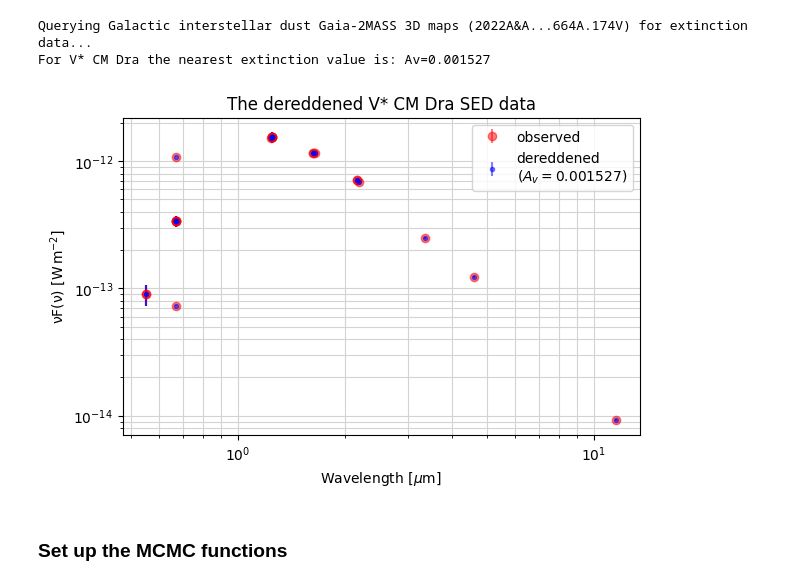
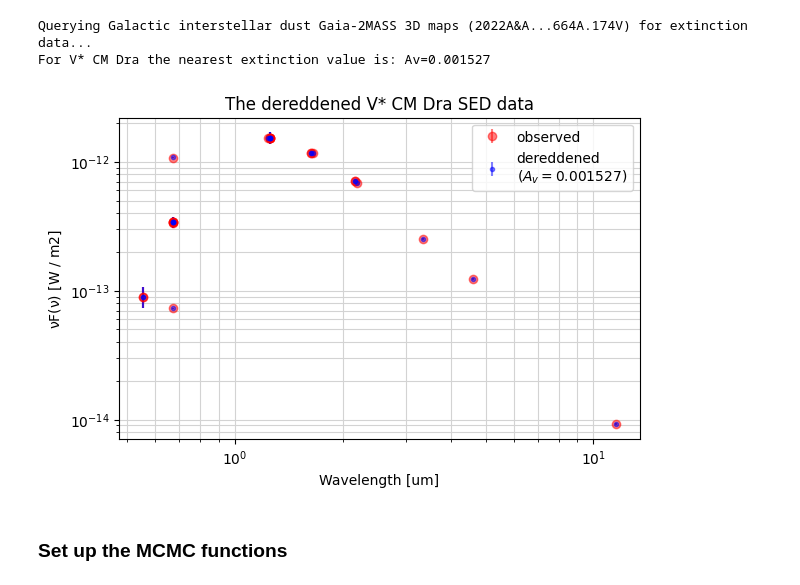
Before and after one commit to SteveOv/modebs, a Jupyter notebook: fitting-a-sed.ipynb, the cells around one changed output. Cells and saved outputs as stored; diff of their text form; code cells hidden in the pictures.

Commit message:
more refactoring, especially keeping processed SED data within the sed table

```diff
--- a/fitting-a-sed.ipynb
+++ b/fitting-a-sed.ipynb
@@ -58,6 +57,7 @@ plt.close(fig)
 
 # The G23 (Gordon et al., 2023) Milky Way R(V) filter gives us the broadest coverage
 ext_model = G23(Rv=3.1)
+ext_wl_range = np.reciprocal(ext_model.x_range) * u.um # x_range has implicit units of 1/micron
 # %% [output]
 [figure]
 # %% [markdown]
@@ -176,2 +146,24 @@ sed_eflux = sed_eflux[ext_mask & ~out_mask]
+# %%
+# Set flux uncertainties to 10% where none given
+mask_no_err = (sed["sed_eflux"].value == 0) | np.isnan(sed["sed_eflux"])
+sed["sed_eflux"][mask_no_err] = sed["sed_flux"][mask_no_err] / 10
+
+# Get the data into SI units
+sed["sed_flux"] = sed["sed_flux"].to(u.W / u.m**2 / u.Hz)
+sed["sed_eflux"] = sed["sed_eflux"].to(u.W / u.m**2 / u.Hz)
+sed["sed_freq"] = sed["sed_freq"].to(u.Hz)
+
+# Add wavelength, and vF(v) columns which we'll need for plots
+sed["sed_wl"] = np.divide(c * u.m / u.s, sed["sed_freq"]).to(u.um)
+sed["sed_vfv"] = sed["sed_flux"] * sed["sed_freq"] * u.Hz   # Need explicit units to cancel the Hz
+sed["sed_evfv"] = sed["sed_eflux"] * sed["sed_freq"] * u.Hz
+# %%
+# Filter SED to those covered by our models and also remove any outliers
+model_mask = (sed["sed_wl"] >= min(ext_wl_range)) & (sed["sed_wl"] <= max(ext_wl_range)) \
+            & (sed["sed_wl"] >= min(ne_wl_range)) & (sed["sed_wl"] <= max(ne_wl_range))
+out_mask = sed["sed_filter"] == "HIP:hp"    # These tend to give outliers at ~0.402 um
+if "CW Eri" in target:
+    out_mask |= sed["sed_filter"] == "Cousins:I"
+sed = sed[model_mask & ~out_mask]
 # %%
 fig, ax = plt.subplots(1, 1, figsize=(6, 4), constrained_layout=True)
@@ -257,27 +250,29 @@ For V* CM Dra the nearest extinction value is: Av=0.001527
 # %%
 # extinguish calcs extinction as a factor, so dividing by it will de-redden
 if Ebv: # Prefer the Ebv from Bayestar
-    sed_der_flux = sed_flux / ext_model.extinguish(sed_lambda * u.um, Ebv=Ebv)
+    sed["sed_der_flux"] = sed["sed_flux"] / ext_model.extinguish(sed["sed_wl"].to(u.um), Ebv=Ebv)
     der_lab = f"dereddened\n(E(B-V)={Ebv:.6f})"
 elif Av:
-    sed_der_flux = sed_flux / ext_model.extinguish(sed_lambda * u.um, Av=Av)
+    sed["sed_der_flux"] = sed["sed_flux"] / ext_model.extinguish(sed["sed_wl"].to(u.um), Av=Av)
     der_lab = f"dereddened\n($A_v={Av:.6f}$)"
 else:
     print(f"!!!No de-reddening found!!!")
-    sed_der_flux = sed_flux
+    sed["sed_der_flux"] = sed["sed_flux"]
     der_lab = "not dereddened"
+sed["sed_der_vfv"] = sed["sed_der_flux"] * sed["sed_freq"] * u.Hz
 
 fig, ax = plt.subplots(1, 1, figsize=(6, 4), constrained_layout=True)
-ax.errorbar(sed_lambda, sed_flux*sed_freq, sed_eflux*sed_freq, fmt="or", alpha=0.5, label="observed")
-ax.errorbar(sed_lambda, sed_der_flux*sed_freq, sed_eflux*sed_freq, fmt=".b", alpha=0.5, label=der_lab)
-ax.set(title=f"The dereddened {target} SED data", xlabel=r"Wavelength [$\mu$m]",
-       ylabel=r"${\rm \nu F(\nu)}$ [${\rm W\,m^{-2}}$]", xscale="log", yscale="log")
+ax.errorbar(sed["sed_wl"], sed["sed_vfv"], sed["sed_evfv"], fmt="or", alpha=0.5, label="observed")
+ax.errorbar(sed["sed_wl"], sed["sed_der_vfv"], sed["sed_evfv"], fmt=".b", alpha=0.5, label=der_lab)
+ax.set(title=f"The dereddened {target} SED data",
+       xscale="log", xlabel=f"Wavelength [{sed['sed_wl'].unit}]",
+       yscale="log", ylabel=f"${{\\rm \\nu F(\\nu)}}$ [{sed['sed_der_vfv'].unit}]")
 ax.grid(True, which="both", axis="both", color="lightgray")
 ax.legend(loc="best")
 plt.show(fig)
 plt.close(fig)
 # %% [output]
-[figure, old version]
+[figure, new version]
 # %% [markdown]
 ### Set up the MCMC functions
 # %% [markdown]
```
Also changed, not shown: parts of 14 cells of this notebook.
